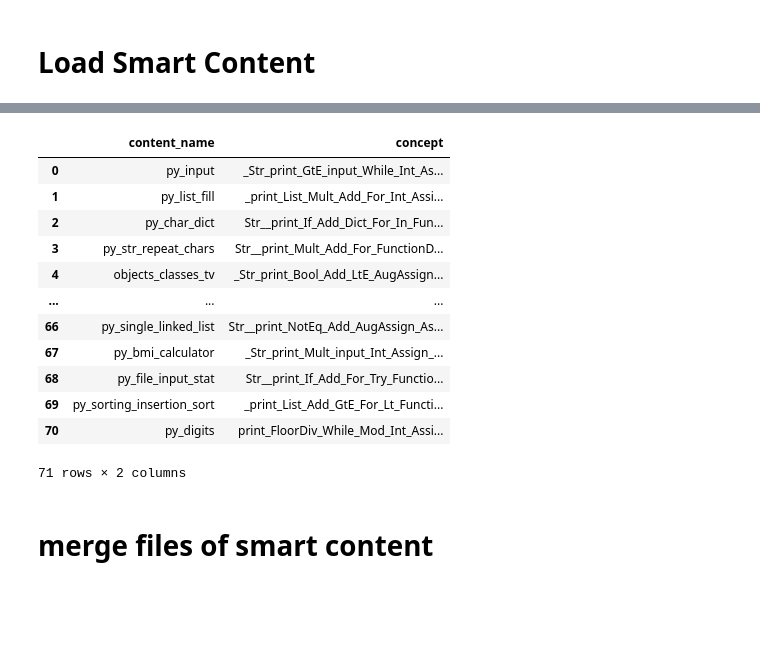
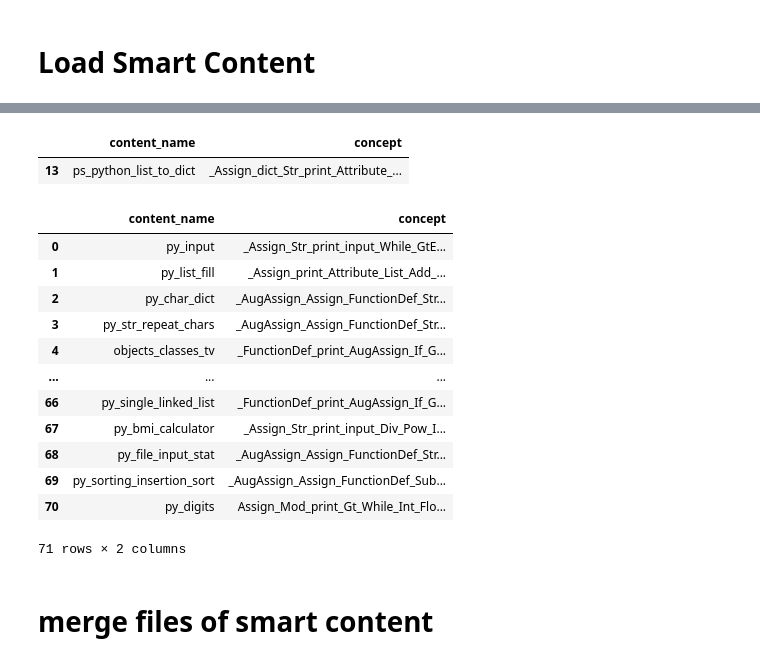
Before and after one commit to PAWSLabUniversityOfPittsburgh/python-parser, a Jupyter notebook: merge_concepts.ipynb, the cells around one changed output, grey strips where cells are left out. Saved outputs shown, nothing was run; the diff lists cells and outputs as text; code cells hidden in the pictures; blank space fills up the shorter version.

```diff
--- a/merge_concepts.ipynb
+++ b/merge_concepts.ipynb
@@ -67,24 +68,29 @@ parsons
 94 rows × 2 columns
+# %%
+parsons[parsons.content_name == 'ps_python_list_to_dict']
+# %% [output]
+|  | content_name | concept |
+| 13 | ps_python_list_to_dict | _Assign_dict_Str_print_Attribute_... |
 # %%
-examples = pd.read_csv('smart_learning_content_concepts_pcex_python_code.csv')
+examples = pd.read_csv('smart_learning_content_concepts_pcex-python-code.csv')
 
 examples.loc[:,'concept'] =  examples.loc[:,'component_name']
 examples = examples[['content_name','concept']]
 
 examples
 # %% [output]
 |  | content_name | concept |
-| 0 | py_input | _Str_print_GtE_input_While_Int_As... |
-| 1 | py_list_fill | _print_List_Mult_Add_For_Int_Assi... |
-| 2 | py_char_dict | Str__print_If_Add_Dict_For_In_Fun... |
-| 3 | py_str_repeat_chars | Str__print_Mult_Add_For_FunctionD... |
-| 4 | objects_classes_tv | _Str_print_Bool_Add_LtE_AugAssign... |
+| 0 | py_input | _Assign_Str_print_input_While_GtE... |
+| 1 | py_list_fill | _Assign_print_Attribute_List_Add_... |
+| 2 | py_char_dict | _AugAssign_Assign_FunctionDef_Str... |
+| 3 | py_str_repeat_chars | _AugAssign_Assign_FunctionDef_Str... |
+| 4 | objects_classes_tv | _FunctionDef_print_AugAssign_If_G... |
 | ... | ... | ... |
-| 66 | py_single_linked_list | Str__print_NotEq_Add_AugAssign_As... |
-| 67 | py_bmi_calculator | _Str_print_Mult_input_Int_Assign_... |
-| 68 | py_file_input_stat | Str__print_If_Add_For_Try_Functio... |
-| 69 | py_sorting_insertion_sort | _print_List_Add_GtE_For_Lt_Functi... |
-| 70 | py_digits | print_FloorDiv_While_Mod_Int_Assi... |
+| 66 | py_single_linked_list | _FunctionDef_print_AugAssign_If_G... |
+| 67 | py_bmi_calculator | _Assign_Str_print_input_Div_Pow_I... |
+| 68 | py_file_input_stat | _AugAssign_Assign_FunctionDef_Str... |
+| 69 | py_sorting_insertion_sort | _AugAssign_Assign_FunctionDef_Sub... |
+| 70 | py_digits | Assign_Mod_print_Gt_While_Int_Flo... |
 71 rows × 2 columns
 # %% [markdown]
 # merge files of smart content
```
Also changed, not shown: parts of 22 cells of this notebook, 3 other files.
